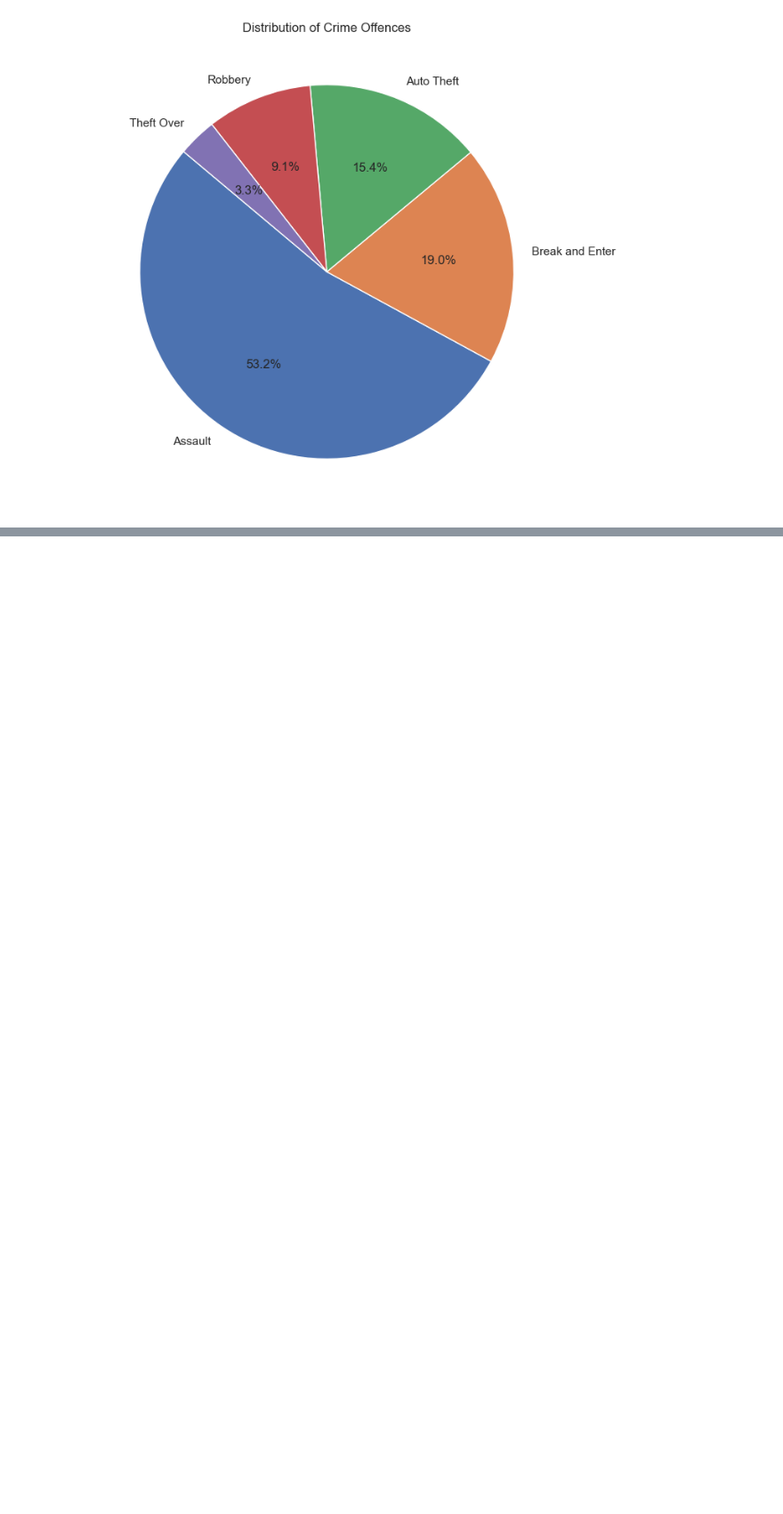
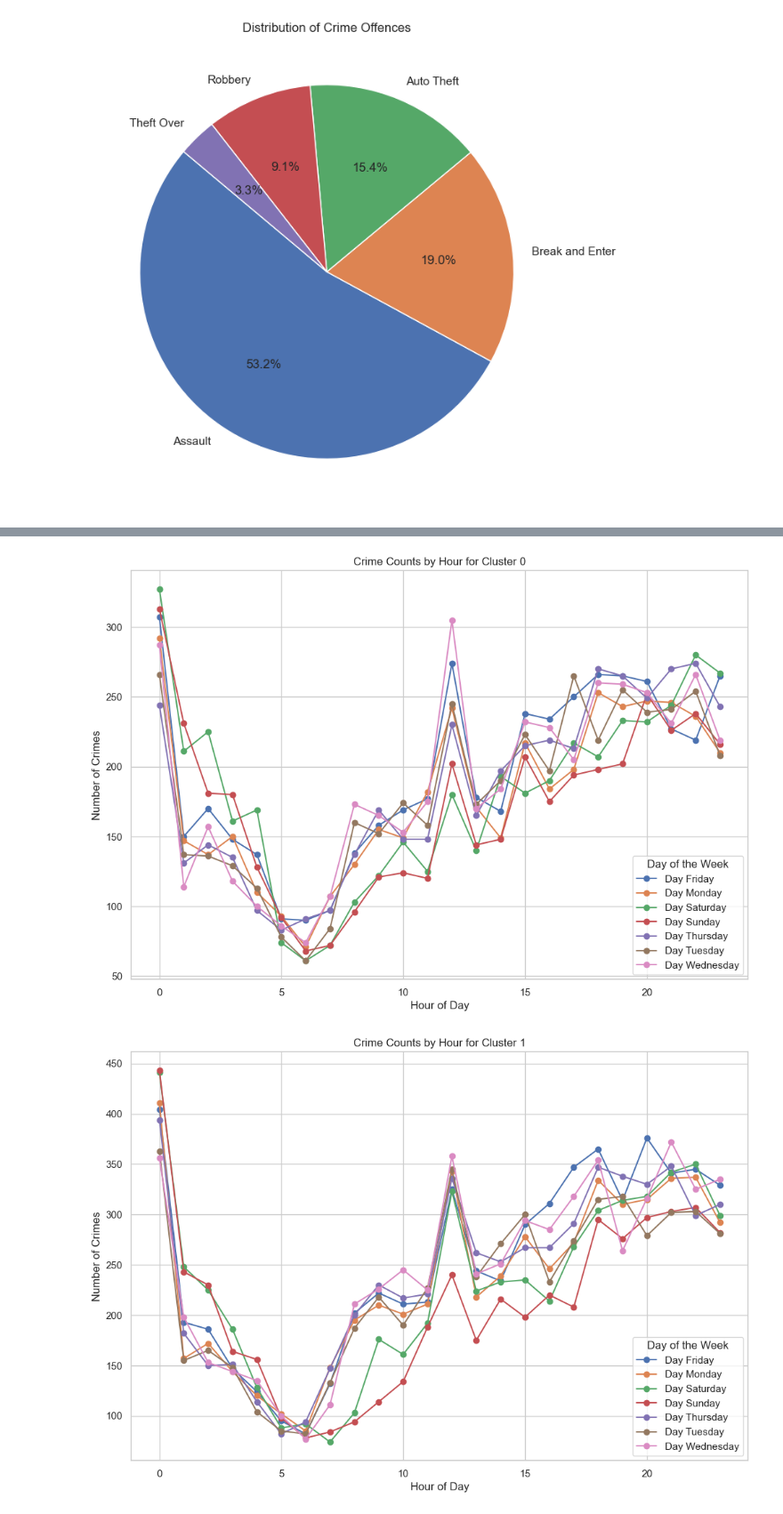
Before and after one commit to AjayArumugam07/PatrolOptimizer-BigDataAnalysis, a Jupyter notebook: Data Cleaning.ipynb, the cells around one changed output, grey strips where cells are left out. Shown at 89% size. Drawn from its saved outputs; the diff is of its cells as text; code cells hidden in the pictures; blank space fills up the shorter version.

```diff
--- a/Data Cleaning.ipynb
+++ b/Data Cleaning.ipynb
@@ -415,0 +402,40 @@ for offence_type in offence_types:
+# %%
+import pandas as pd
+import seaborn as sns
+import matplotlib.pyplot as plt
+
+# Create a new DataFrame for day-wise and cluster-wise crime counts
+day_cluster_counts = pd_crime_data.groupby(['dayOfTheWeek', 'prediction', 'hourOfTheDay']).size().reset_index(name='count')
+
+# Set the style for the plots
+sns.set(style="whitegrid")
+
+# Get unique clusters
+clusters = day_cluster_counts['prediction'].unique()
+
+# Iterate over clusters and create a separate graph for each
+for cluster_label in clusters:
+    plt.figure(figsize=(12, 8))
+    cluster_data = day_cluster_counts[day_cluster_counts['prediction'] == cluster_label]
+
+    # Get unique days of the week
+    days_of_week = cluster_data['dayOfTheWeek'].unique()
+
+    # Plot each day with a different color on the same graph
+    for day in days_of_week:
+        day_data = cluster_data[cluster_data['dayOfTheWeek'] == day]
+
+        # Plot the crime counts for each hour
+        plt.plot(day_data['hourOfTheDay'], day_data['count'], marker="o", label=f'Day {day}')
+
+    # Set titles and labels
+    plt.title(f'Crime Counts by Hour for Cluster {cluster_label}')
+    plt.xlabel('Hour of Day')
+    plt.ylabel('Number of Crimes')
+    plt.legend(title='Day of the Week')
+
+    # Show the plots
+    plt.show()
+# %% [output]
+[figure, added]
+[figure, added]
```
Also changed, not shown: parts of 6 cells of this notebook.
